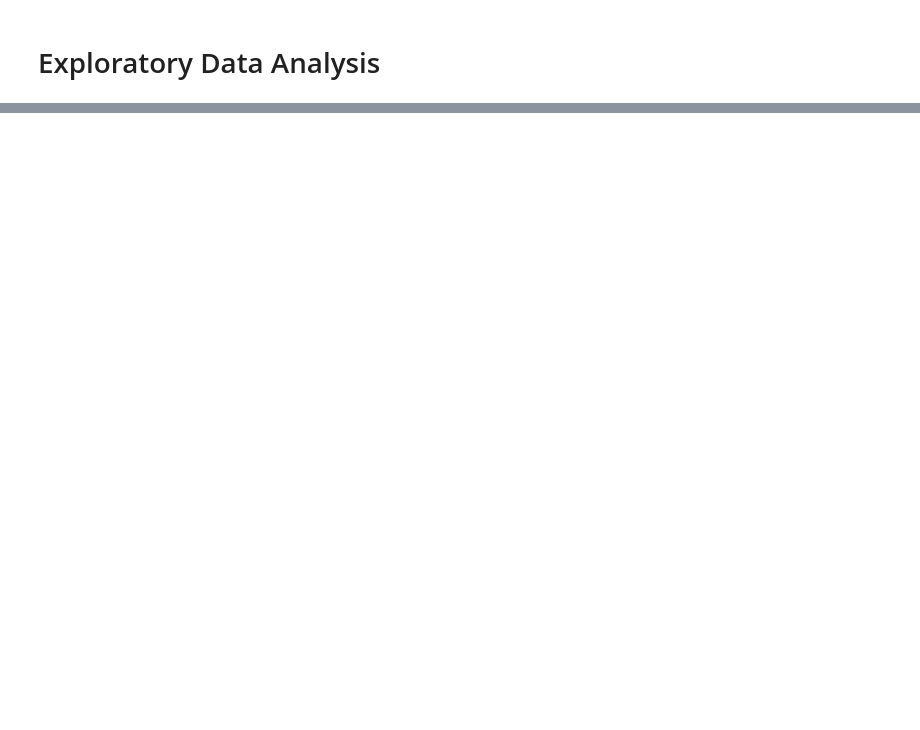
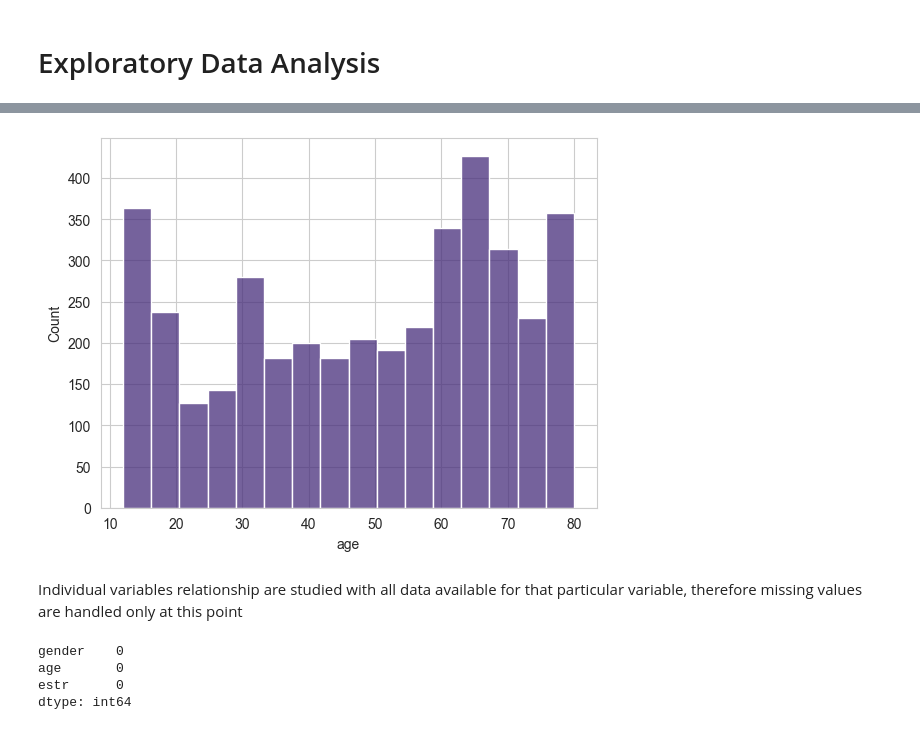
Before and after one commit to dropoftherain/HormoneAnalysis, a Jupyter notebook: eda.ipynb, the cells around one changed output, grey strips where cells are left out. Drawn from its saved outputs; the diff is of its cells as text; code cells hidden in the pictures; blank space fills up the shorter version.

Commit message:
Data cleaning

```diff
--- a/eda.ipynb
+++ b/eda.ipynb
@@ -5,0 +12,3 @@ import pandas as pd
+# %%
+sns.set_style("whitegrid")
+sns.set_palette('viridis', n_colors=7)
@@ -6,3 +17,6 @@ import pandas as pd
 # %%
+demo = pd.read_sas("DEMO_L.xpt")
+biochem = pd.read_sas("BIOPRO_L.xpt")
+trigly = pd.read_sas("TRIGLY_L.xpt")
+chol_h = pd.read_sas("HDL_L.xpt")
 tst = pd.read_sas("TST_L.xpt")
-biochem = pd.read_sas("BIOPRO_L.xpt")
@@ -28,0 +43,14 @@ biochem.head()
+# %%
+demo = demo[["SEQN", "RIAGENDR", "RIDAGEYR"]]
+biochem = biochem[["SEQN", "LBDSGLSI"]]
+trigly = trigly[["SEQN", "LBDTRSI"]]
+chol_h = chol_h[["SEQN", "LBDHDDSI"]]
+tst = tst[["SEQN", "LBDESTSI", "LBDTSTSI", "LBXSHBG"]]
+
+df = (demo
+      .merge(biochem, on="SEQN")
+      .merge(trigly, on="SEQN")
+      .merge(chol_h, on="SEQN")
+      .merge(tst, on="SEQN")
+)
+df.head()
@@ -28,0 +64,13 @@ biochem.head()
+# %%
+df = df.rename(columns={
+    "SEQN": "id",
+    "RIAGENDR": "gender",
+    "RIDAGEYR": "age",
+    "LBDSGLSI": "glu",
+    "LBDTRSI": "tg",
+    "LBDHDDSI": "hdl",
+    "LBDESTSI": "estr",
+    "LBDTSTSI": "tstn",
+    "LBXSHBG": "shbg"
+})
+df.head()
@@ -28,0 +172,15 @@ biochem.head()
+# %%
+sns.histplot(x='age', data=df)
+plt.show()
+# %% [output]
+[figure, added]
+# %% [markdown]
+Individual variables relationship are studied with all data available for that particular variable, therefore missing values are handled only at this point
+# %%
+df_estr = df[['gender', 'age', 'estr']].dropna()
+df_estr.isna().sum()
+# %% [output]
+gender    0
+age       0
+estr      0
+dtype: int64
```
Also changed, not shown: parts of 21 cells of this notebook.
